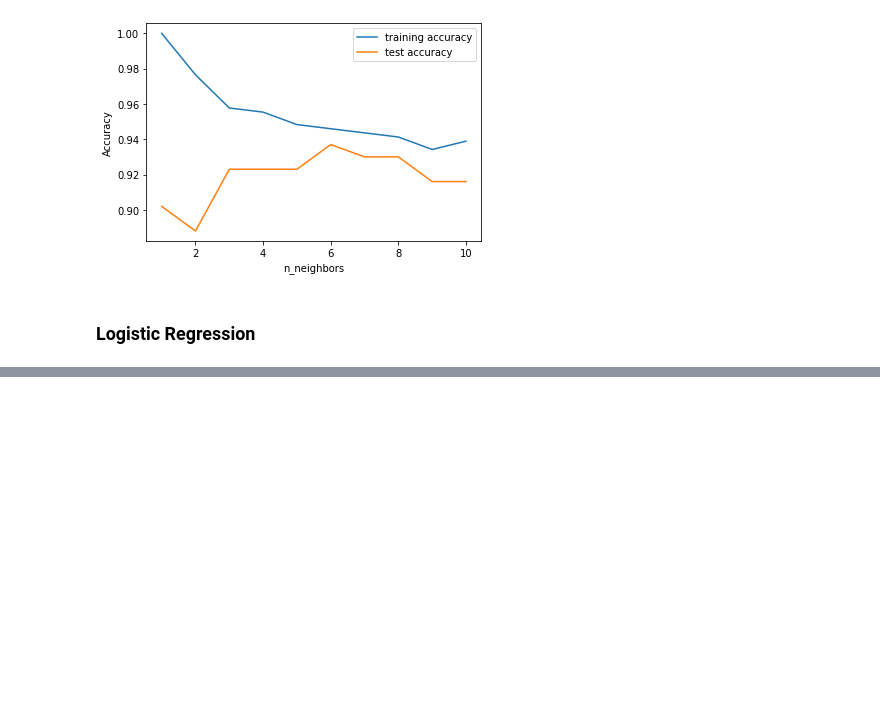
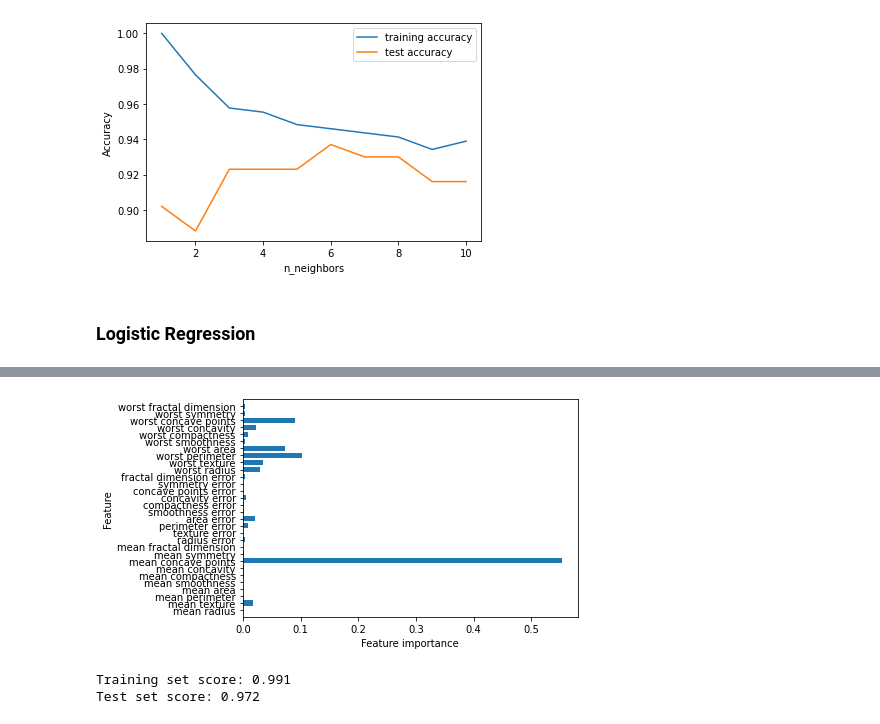
Before and after one commit to codejsha/machine-learning-examples, a Jupyter notebook: classification/breast-cancer-wisconsin.ipynb, the cells around one changed output, grey strips where cells are left out. Saved outputs shown, nothing was run; the diff lists cells and outputs as text; code cells hidden in the pictures; blank space fills up the shorter version.

```diff
--- a/classification/breast-cancer-wisconsin.ipynb
+++ b/classification/breast-cancer-wisconsin.ipynb
@@ -159,0 +262,3 @@ plt.legend()
+# %%
+# Split Dataset into Train and Test
+X_train, X_test, y_train, y_test = train_test_split(cancer.data, cancer.target, random_state=0)
@@ -159,0 +277,15 @@ plt.legend()
+# %%
+# Visualization
+plot_feature_importances_cancer(gradient_boosting_model)
+# %% [output]
+[figure, added]
+# %%
+# Gradient Boosting Classifier (n_estimators=100, max_depth=1)
+gradient_boosting_model_depth1 = GradientBoostingClassifier(random_state=0, max_depth=1)
+gradient_boosting_model_depth1.fit(X_train, y_train)
+
+print("Training set score: {:.3f}".format(gradient_boosting_model_depth1.score(X_train, y_train)))
+print("Test set score: {:.3f}".format(gradient_boosting_model_depth1.score(X_test, y_test)))
+# %% [output]
+Training set score: 0.991
+Test set score: 0.972
```
Also changed, not shown: parts of 33 cells of this notebook, 1 other file.
